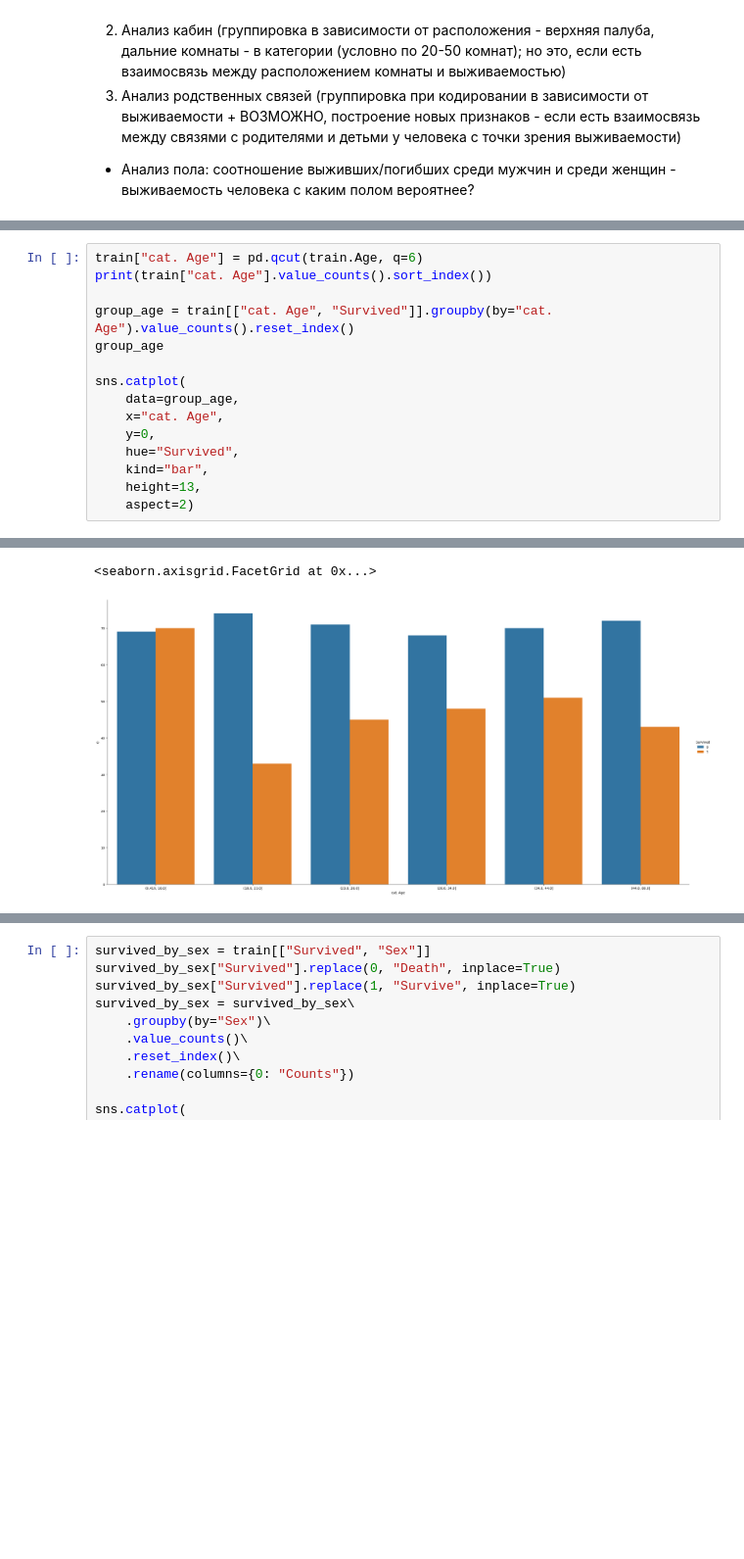
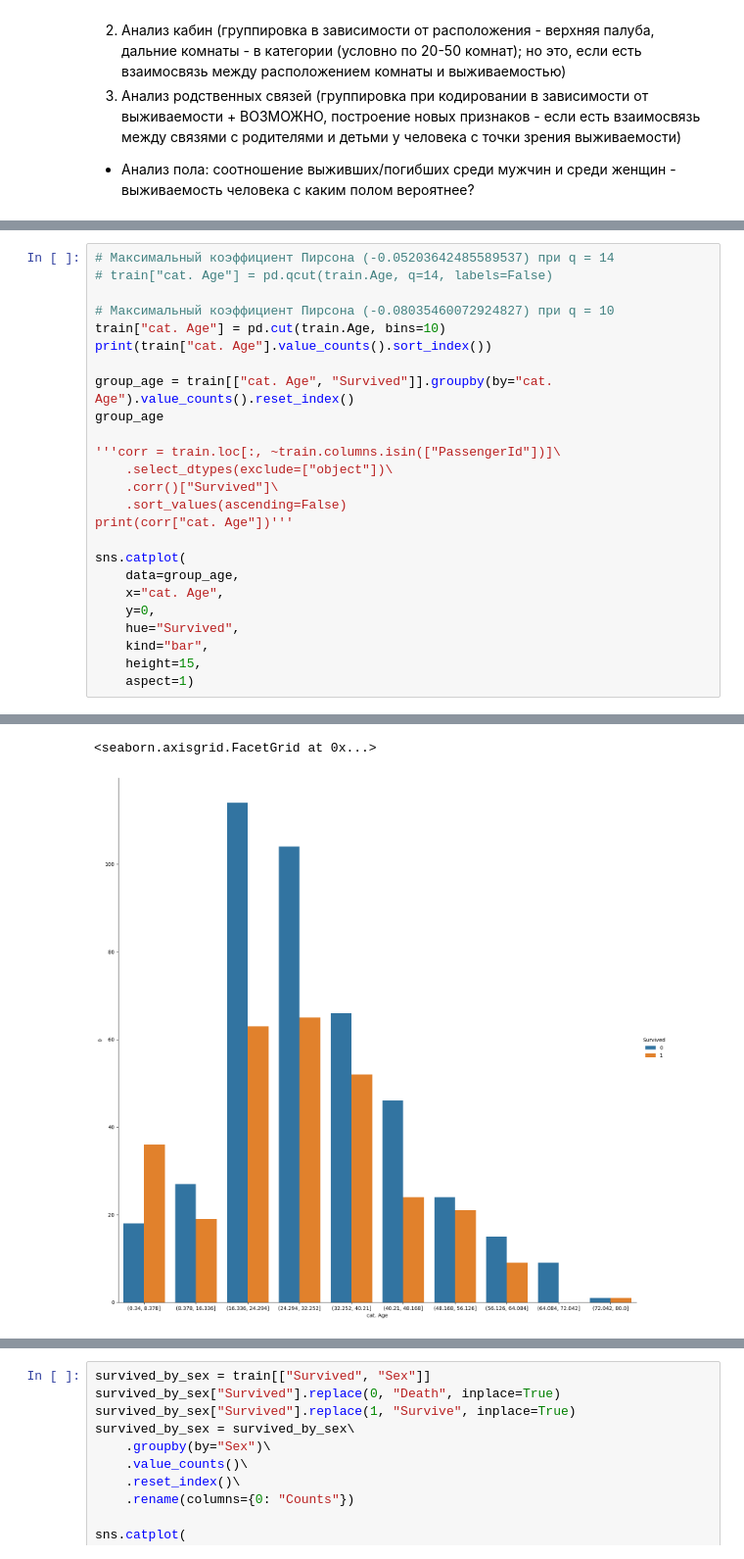
Before and after one commit to p0gramist/ml-on-five, a Jupyter notebook: titanic/analyze.ipynb, the cells around one changed output, grey strips where cells are left out. Shown at 98% size. Cells and saved outputs as stored; diff of their text form; blank space fills up the shorter version.

Commit message:
Выбор коэффициента разбития

```diff
--- a/titanic/analyze.ipynb
+++ b/titanic/analyze.ipynb
@@ -123,9 +127,19 @@ Name: Survived, dtype: float64
 # %%
-train["cat. Age"] = pd.qcut(train.Age, q=6)
+# Максимальный коэффициент Пирсона (-0.05203642485589537) при q = 14
+# train["cat. Age"] = pd.qcut(train.Age, q=14, labels=False)
+
+# Максимальный коэффициент Пирсона (-0.08035460072924827) при q = 10
+train["cat. Age"] = pd.cut(train.Age, bins=10)
 print(train["cat. Age"].value_counts().sort_index())
 
 group_age = train[["cat. Age", "Survived"]].groupby(by="cat. Age").value_counts().reset_index()
 group_age
+
+'''corr = train.loc[:, ~train.columns.isin(["PassengerId"])]\
+    .select_dtypes(exclude=["object"])\
+    .corr()["Survived"]\
+    .sort_values(ascending=False)
+print(corr["cat. Age"])'''
 
 sns.catplot(
     data=group_age,
@@ -133,6 +147,6 @@ sns.catplot(
     y=0,
     hue="Survived",
     kind="bar",
-    height=13,
-    aspect=2)
+    height=15,
+    aspect=1)
 # %% [output]
@@ -145,6 +163,6 @@ sns.catplot(
 Name: cat. Age, dtype: int64
 <seaborn.axisgrid.FacetGrid at 0x...>
-[figure, old version]
+[figure, new version]
 # %% [markdown]
 ### Анализ пола
 Очевидна зависимость: мужчины обладают меньшими шансами на выживание (видим, связано с тем, что в первую очередь, спасали женщин и детей)
```
Also changed, not shown: parts of 3 cells of this notebook.
